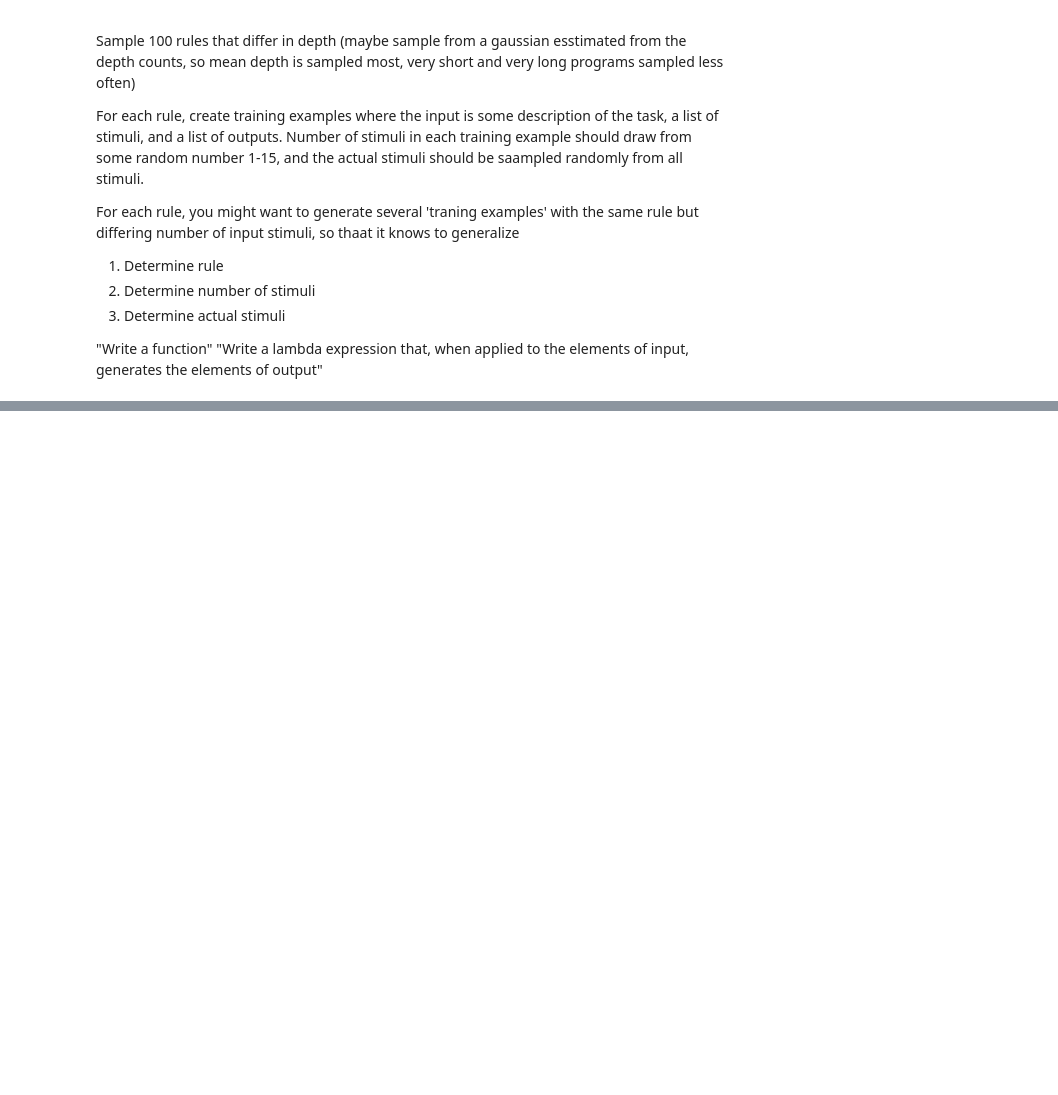
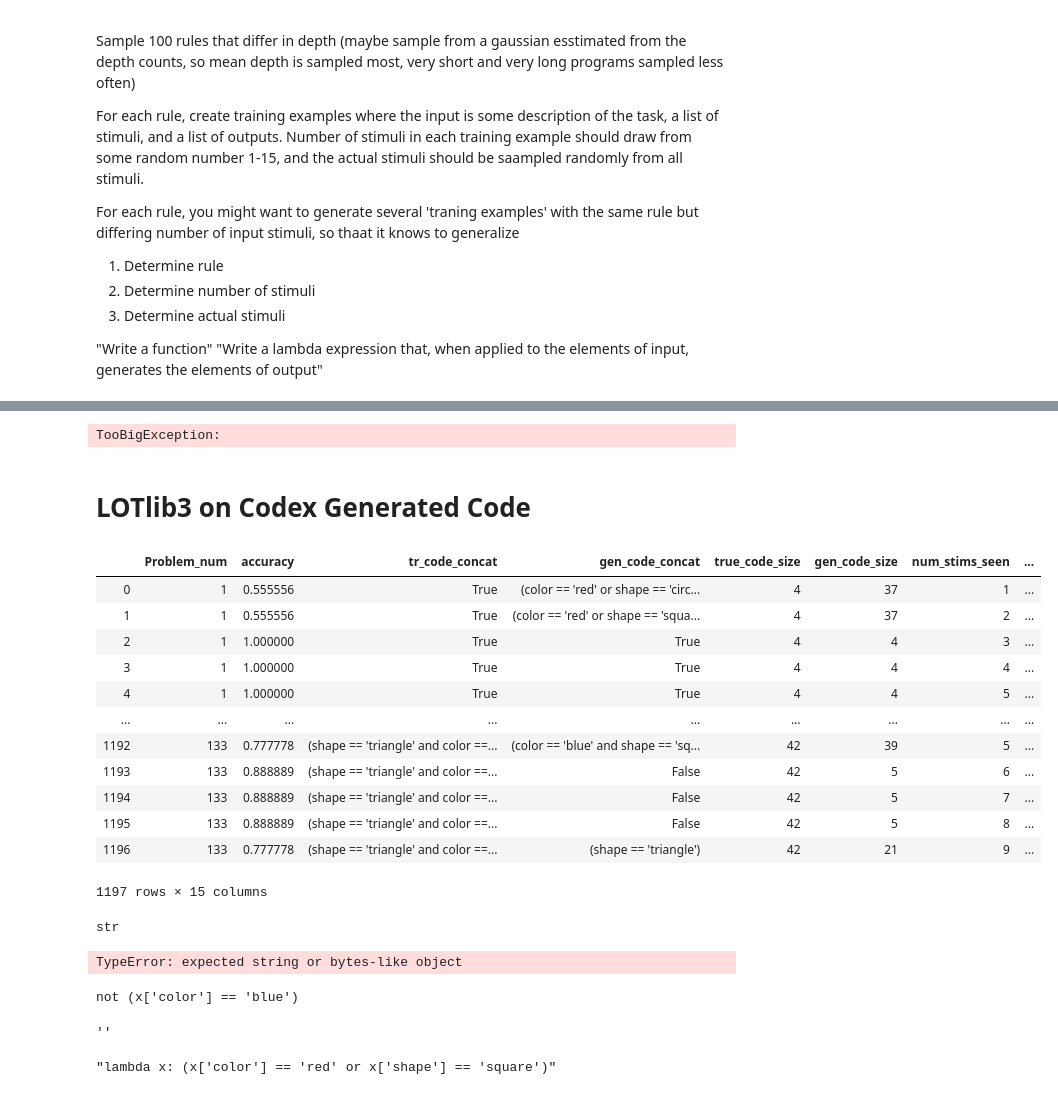
Before and after one commit to meilongzhang/concept-synthesis, a Jupyter notebook: data_gen.ipynb, the cells around one changed output, grey strips where cells are left out. Cells and saved outputs as stored; diff of their text form; code cells hidden in the pictures; blank space fills up the shorter version.

```diff
--- a/data_gen.ipynb
+++ b/data_gen.ipynb
@@ -185,0 +453,62 @@ data
+# %%
+with open('../data/lotlib_tune.json', 'w') as out:
+    da = []
+    for rule in rarr:
+
+
+        num_stimuli = randrange(1, 15)
+        stims = choices(all_stimuli, k=num_stimuli)
+        results = apply_rule(rule, stims)
+        prompt = "Create a function that takes in each item in " + str(stims) + " and returns the corresponding item in " + str(results)
+        data = {}
+        data["code"] = str(rule)
+        data["n1"] = prompt
+        da.append(data)
+        #json.dump(data, out)
+    out.write(json.dumps(da))
+out.close()
+# %% [output]
+TooBigException:
+# %% [markdown]
+# LOTlib3 on Codex Generated Code
+# %%
+data = pd.read_csv("../data/full_output.csv").drop("Unnamed: 0", axis=1)
+# %%
+data
+# %% [output]
+|  | Problem_num | accuracy | tr_code_concat | gen_code_concat | true_code_size | gen_code_size | num_stims_seen | ... |
+| 0 | 1 | 0.555556 | True | (color == 'red' or shape == 'circ... | 4 | 37 | 1 | ... |
+| 1 | 1 | 0.555556 | True | (color == 'red' or shape == 'squa... | 4 | 37 | 2 | ... |
+| 2 | 1 | 1.000000 | True | True | 4 | 4 | 3 | ... |
+| 3 | 1 | 1.000000 | True | True | 4 | 4 | 4 | ... |
+| 4 | 1 | 1.000000 | True | True | 4 | 4 | 5 | ... |
+| ... | ... | ... | ... | ... | ... | ... | ... | ... |
+| 1192 | 133 | 0.777778 | (shape == 'triangle' and color ==... | (color == 'blue' and shape == 'sq... | 42 | 39 | 5 | ... |
+| 1193 | 133 | 0.888889 | (shape == 'triangle' and color ==... | False | 42 | 5 | 6 | ... |
+| 1194 | 133 | 0.888889 | (shape == 'triangle' and color ==... | False | 42 | 5 | 7 | ... |
+| 1195 | 133 | 0.888889 | (shape == 'triangle' and color ==... | False | 42 | 5 | 8 | ... |
+| 1196 | 133 | 0.777778 | (shape == 'triangle' and color ==... | (shape == 'triangle') | 42 | 21 | 9 | ... |
+1197 rows × 15 columns
+# %%
+val = grammar.generate(x=eval(data['gen_reshaped'][0]))
+type(val)
+#mh = LOTHypothesis(grammar = grammar, value = val)
+# %% [output]
+str
+# %%
+LOTlib3.FunctionNode.FunctionNode(returntype='START', name='', parent = None, args = [eval(eval(data['gen_reshaped'][0]))])
+# %% [output]
+TypeError: expected string or bytes-like object
+# %%
+a = grammar.generate()
+a
+# %% [output]
+not (x['color'] == 'blue')
+# %%
+a.name
+# %% [output]
+''
+# %%
+eval(data['gen_reshaped'][1])
+# %% [output]
+"lambda x: (x['color'] == 'red' or x['shape'] == 'square')"
```
Also changed, not shown: parts of 82 cells of this notebook, 3 other files.
